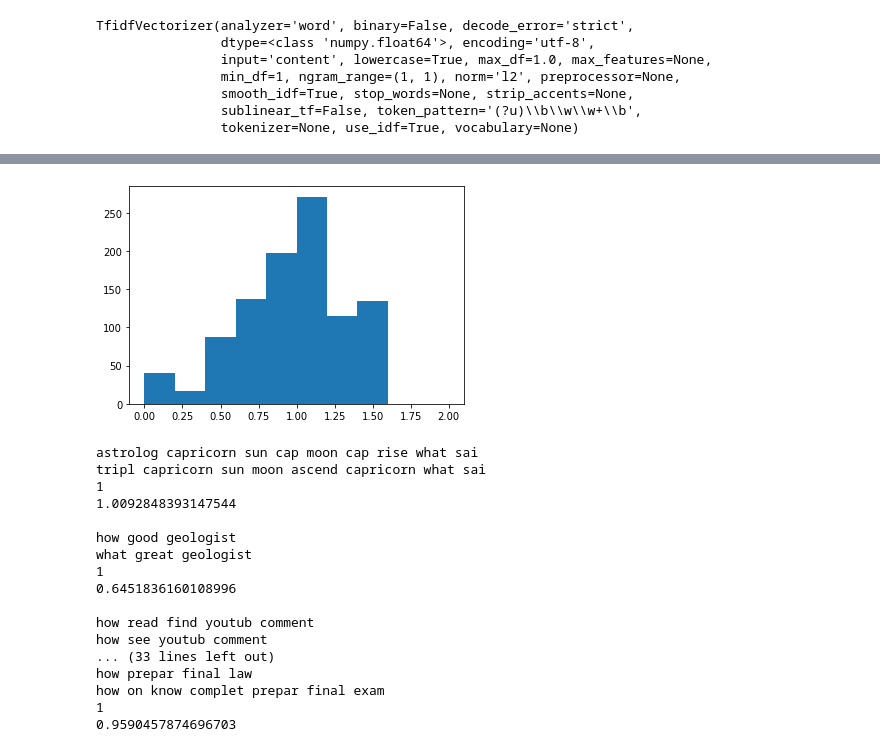
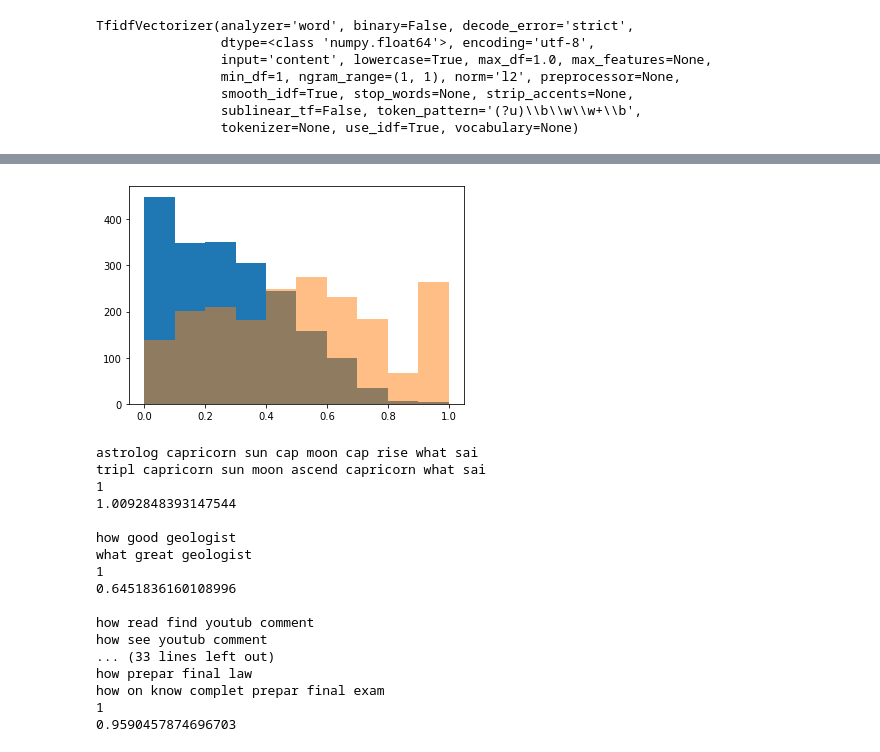
Before and after one commit to pimenta-arthur/quora-question-pairs, a Jupyter notebook: Report.ipynb, the cells around one changed output, grey strips where cells are left out. Saved outputs shown, nothing was run; the diff lists cells and outputs as text; code cells hidden in the pictures.

Commit message:
update calc euclidean dist

```diff
--- a/Report.ipynb
+++ b/Report.ipynb
@@ -193,6 +193,6 @@ df_train.question2 = df_train.question2.map(lambda q: question_preprocessing(q))
 df_is_duplicate = df_train[df_train['is_duplicate'] == 1]
 df_is_not_duplicate = df_train[df_train['is_duplicate'] == 0]
 # %%
-df_train_balanced = pd.concat([df_is_duplicate[:1000], df_is_not_duplicate[:1000]])
+df_train_balanced = pd.concat([df_is_duplicate[:2000], df_is_not_duplicate[:2000]])
 df_train_balanced.shape
 # %% [output]
@@ -225,20 +225,20 @@ def dist_norm(v1, v2):
     delta = v1_normalized - v2_normalized
     return sp.linalg.norm(delta.toarray())
 # %%
+from scipy.spatial import distance
+
 is_duplicate_dists = []
+is_not_duplicate_dists = []
 
-for i in range(1000):
+for i in range(df_train_balanced.shape[0]//2):
     q1 = df_is_duplicate.iloc[i].question1
     q2 = df_is_duplicate.iloc[i].question2
     q1 = vectorizer.transform([q1])
     q2 = vectorizer.transform([q2])
-    is_duplicate_dists.append(dist_norm(q1, q2))
+    is_duplicate_dists.append(distance.sqeuclidean(q1.toarray(), q2.toarray()))
+
+    q1 = df_is_not_duplicate.iloc[i].question1
+    q2 = df_is_not_duplicate.iloc[i].question2
+    q1 = vectorizer.transform([q1])
+    q2 = vectorizer.transform([q2])
+    is_not_duplicate_dists.append(distance.sqeuclidean(q1.toarray(), q2.toarray()))
-# %%
-is_not_duplicate_dists = []
-
-for i in range(1000):
-    q1 = df_is_not_duplicate.iloc[i].question1
-    q2 = df_is_not_duplicate.iloc[i].question2
-    q1 = vectorizer.transform([q1])
-    q2 = vectorizer.transform([q2])
-    is_not_duplicate_dists.append(dist_norm(q1, q2))
@@ -256,8 +245,24 @@ plt.show()
-# %%
-plt.hist(is_not_duplicate_dists, bins = [.0, .2, .4, .6, .8, 1, 1.2, 1.4, 1.6, 1.8, 2])
-plt.show()
-# %% [output]
-[figure, removed]
+# %%
+# normalizando euclidian dists
+from sklearn.preprocessing import normalize
+
+highest_dist = np.max(np.array(is_duplicate_dists + is_not_duplicate_dists))
+
+x1 = np.array(is_duplicate_dists)
+x1 = x1/highest_dist
+
+x2 = np.array(is_not_duplicate_dists)
+x2 = x2/highest_dist
+# %%
+bins = [0, .1, .2, .3, .4, .5, .6 , .7, .8, .9, 1]
+bins2 = [0, .2, .4, .6 , .8, 1]
+
+plt.hist(x1, bins = bins)
+plt.hist(x2, bins = bins, alpha = 0.5)
+
+plt.show()
+# %% [output]
+[figure, added]
 # %%
 for i in range(10):
     q1 = duplicated_questions.iloc[i].question1
```
Also changed, not shown: parts of 4 cells of this notebook.
